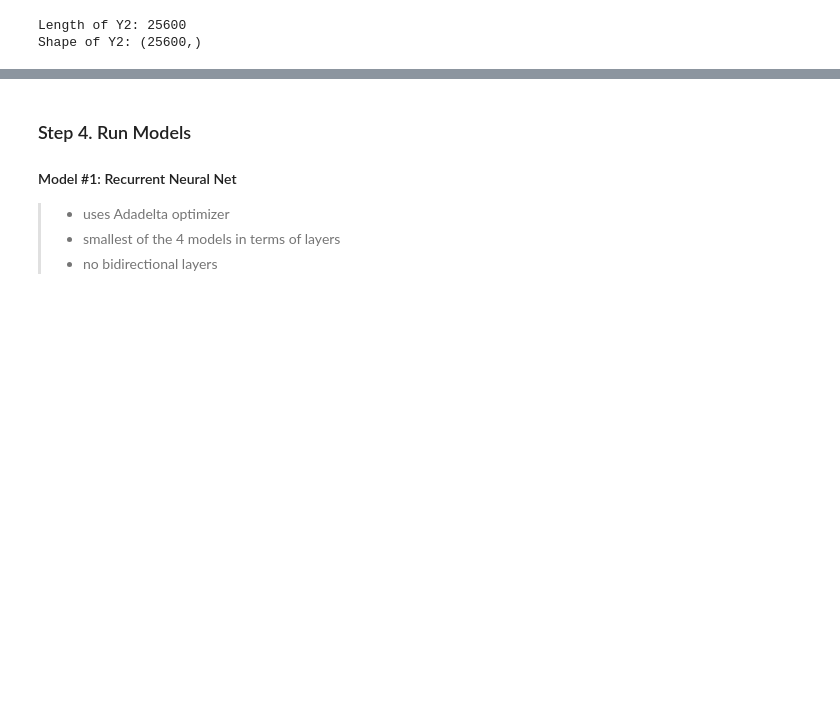
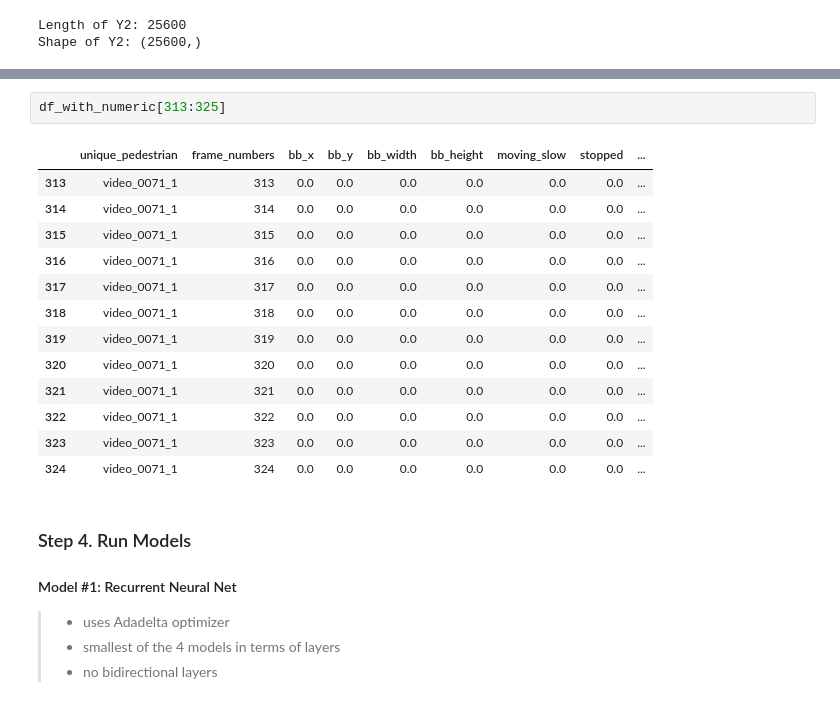
Before and after one commit to chencindyj/Pedestrian_Crossing_Prediction, a Jupyter notebook: RNNs_Crossing_Prediction.ipynb, the cells around one changed output, grey strips where cells are left out. Cells and saved outputs as stored; diff of their text form; blank space fills up the shorter version.

```diff
--- a/RNNs_Crossing_Prediction.ipynb
+++ b/RNNs_Crossing_Prediction.ipynb
@@ -365,3 +383,19 @@ print(X_train2.shape, X_test2.shape, y_train2.shape, y_test2.shape)
+# %%
+df_with_numeric[313:325]
+# %% [output]
+|  | unique_pedestrian | frame_numbers | bb_x | bb_y | bb_width | bb_height | moving_slow | stopped | ... |
+| 313 | video_0071_1 | 313 | 0.0 | 0.0 | 0.0 | 0.0 | 0.0 | 0.0 | ... |
+| 314 | video_0071_1 | 314 | 0.0 | 0.0 | 0.0 | 0.0 | 0.0 | 0.0 | ... |
+| 315 | video_0071_1 | 315 | 0.0 | 0.0 | 0.0 | 0.0 | 0.0 | 0.0 | ... |
+| 316 | video_0071_1 | 316 | 0.0 | 0.0 | 0.0 | 0.0 | 0.0 | 0.0 | ... |
+| 317 | video_0071_1 | 317 | 0.0 | 0.0 | 0.0 | 0.0 | 0.0 | 0.0 | ... |
+| 318 | video_0071_1 | 318 | 0.0 | 0.0 | 0.0 | 0.0 | 0.0 | 0.0 | ... |
+| 319 | video_0071_1 | 319 | 0.0 | 0.0 | 0.0 | 0.0 | 0.0 | 0.0 | ... |
+| 320 | video_0071_1 | 320 | 0.0 | 0.0 | 0.0 | 0.0 | 0.0 | 0.0 | ... |
+| 321 | video_0071_1 | 321 | 0.0 | 0.0 | 0.0 | 0.0 | 0.0 | 0.0 | ... |
+| 322 | video_0071_1 | 322 | 0.0 | 0.0 | 0.0 | 0.0 | 0.0 | 0.0 | ... |
+| 323 | video_0071_1 | 323 | 0.0 | 0.0 | 0.0 | 0.0 | 0.0 | 0.0 | ... |
+| 324 | video_0071_1 | 324 | 0.0 | 0.0 | 0.0 | 0.0 | 0.0 | 0.0 | ... |
 # %% [markdown]
 ### Step 4. Run Models
 ####  Model #1: Recurrent Neural Net
```
Also changed, not shown: parts of 26 cells of this notebook.
